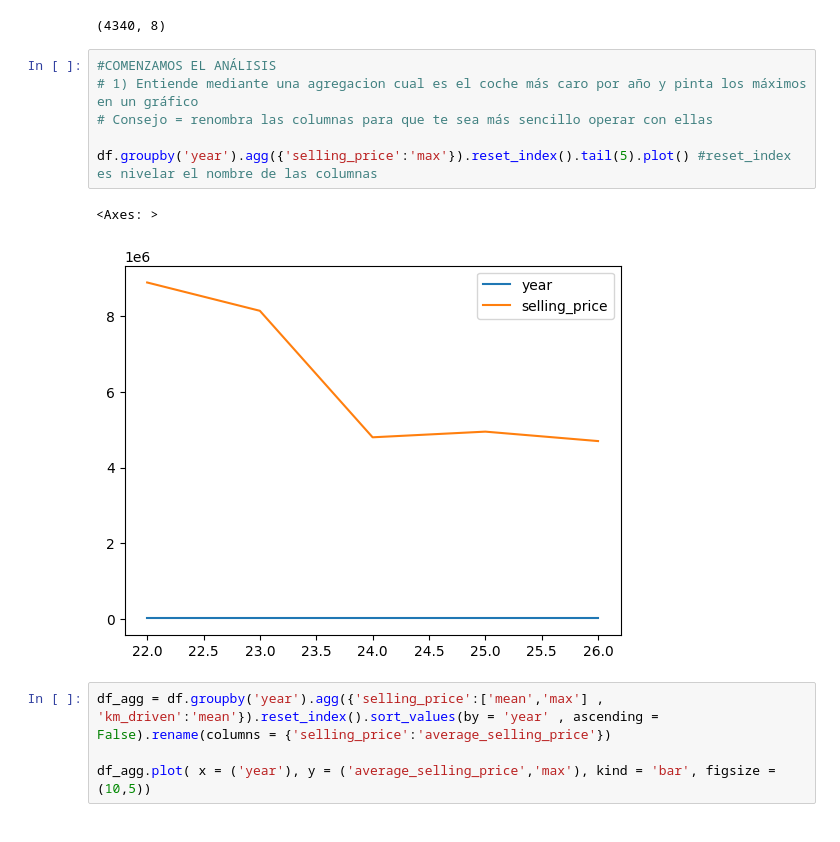
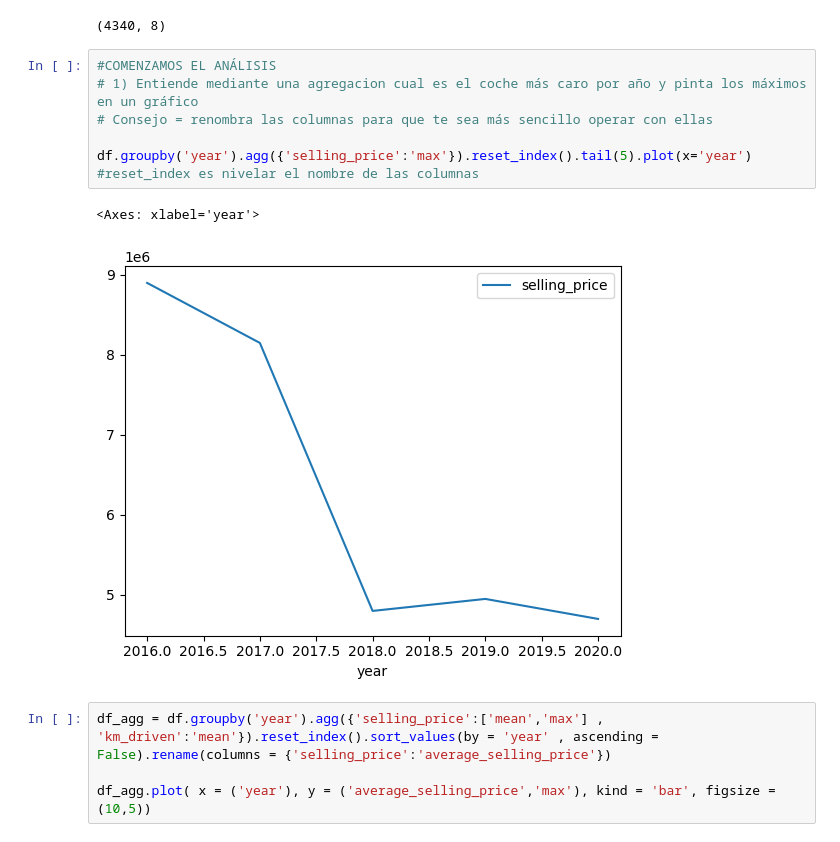
Before and after one commit to ContriBCN/Pontia, a Jupyter notebook: tarea_pandas.ipynb, the cells around one changed output. Drawn from its saved outputs; the diff is of its cells as text.

```diff
--- a/tarea_pandas.ipynb
+++ b/tarea_pandas.ipynb
@@ -32,12 +32,12 @@ df.shape
 # %%
 #COMENZAMOS EL ANÁLISIS
 # 1) Entiende mediante una agregacion cual es el coche más caro por año y pinta los máximos en un gráfico
 # Consejo = renombra las columnas para que te sea más sencillo operar con ellas
 
-df.groupby('year').agg({'selling_price':'max'}).reset_index().tail(5).plot() #reset_index es nivelar el nombre de las columnas
+df.groupby('year').agg({'selling_price':'max'}).reset_index().tail(5).plot(x='year') #reset_index es nivelar el nombre de las columnas
 # %% [output]
-<Axes: >
+<Axes: xlabel='year'>
-[figure, old version]
+[figure, new version]
 # %%
 df_agg = df.groupby('year').agg({'selling_price':['mean','max'] , 'km_driven':'mean'}).reset_index().sort_values(by = 'year' , ascending = False).rename(columns = {'selling_price':'average_selling_price'})
 
```
